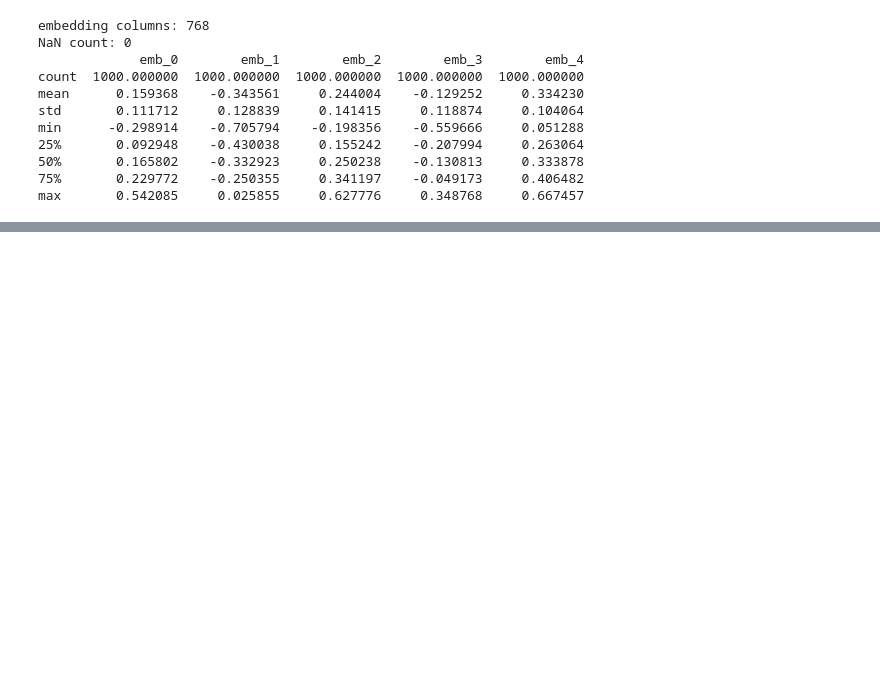
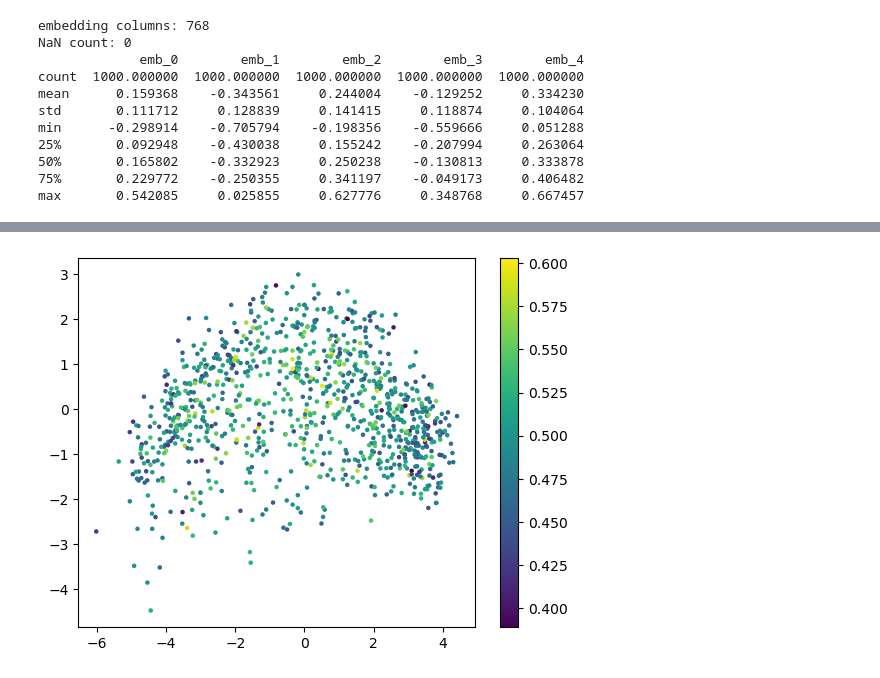
Before and after one commit to Ailin0103/Sequence-Optimization-with-CodonBERT, a Jupyter notebook: notebooks/SRR_load_sequences.ipynb, the cells around one changed output, grey strips where cells are left out. Drawn from its saved outputs; the diff is of its cells as text; code cells hidden in the pictures; blank space fills up the shorter version.

```diff
--- a/notebooks/SRR_load_sequences.ipynb
+++ b/notebooks/SRR_load_sequences.ipynb
@@ -147,11 +147,13 @@ emb_cols = [c for c in df.columns if c.startswith("emb_")]
 
 X = df[emb_cols].values
 
-pca = PCA(n_components=3)
+pca = PCA(n_components=2)
 X_pca = pca.fit_transform(X)
 
 plt.scatter(X_pca[:,0], X_pca[:,1], s=5)
 plt.show()
+print(pca.explained_variance_ratio_)
+print(sum(pca.explained_variance_ratio_))
 # %% [output]
 Intel MKL WARNING: Support of Intel(R) Streaming SIMD Extensions 4.2 (Intel(R) SSE4.2) enabled only processors has been deprecated. Intel oneAPI Math Kernel Library 2025.0 will require Intel(R) Advanc ...
 Intel MKL WARNING: Support of Intel(R) Streaming SIMD Extensions 4.2 (Intel(R) SSE4.2) enabled only processors has been deprecated. Intel oneAPI Math Kernel Library 2025.0 will require Intel(R) Advanc ...
@@ -173,0 +178,16 @@ Intel MKL WARNING: Support of Intel(R) Streaming SIMD Extensions 4.2 (Intel(R) S
+# %%
+def gc_content(seq):
+    seq = seq.replace(" ", "")
+    return (seq.count("G") + seq.count("C")) / len(seq)
+
+df["gc"] = df["clean_seq"].apply(gc_content)
+plt.scatter(
+    X_pca[:,0],
+    X_pca[:,1],
+    c=df["gc"],
+    s=5
+)
+plt.colorbar()
+plt.show()
+# %% [output]
+[figure, added]
```
Also changed, not shown: parts of 11 cells of this notebook, 5 other files.
